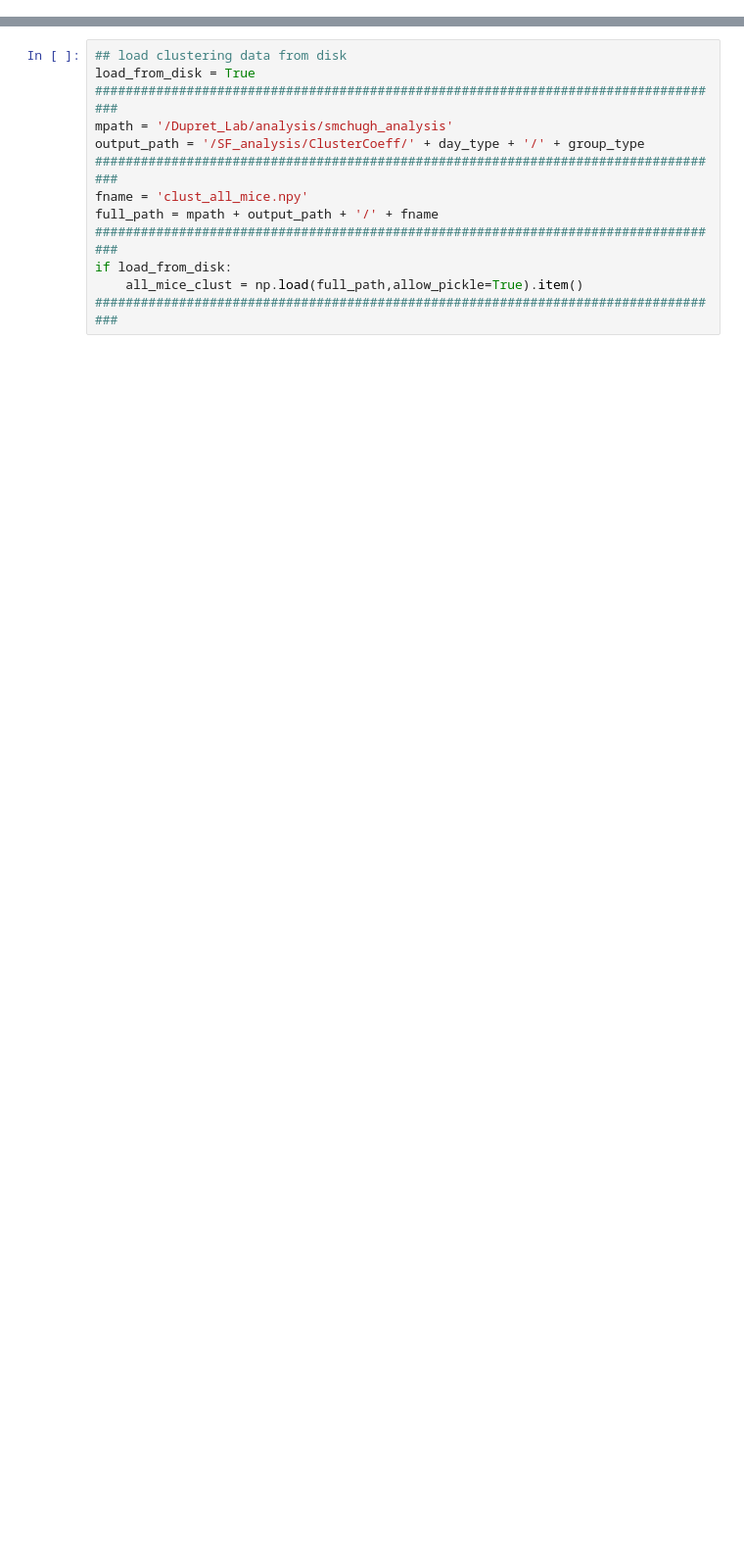
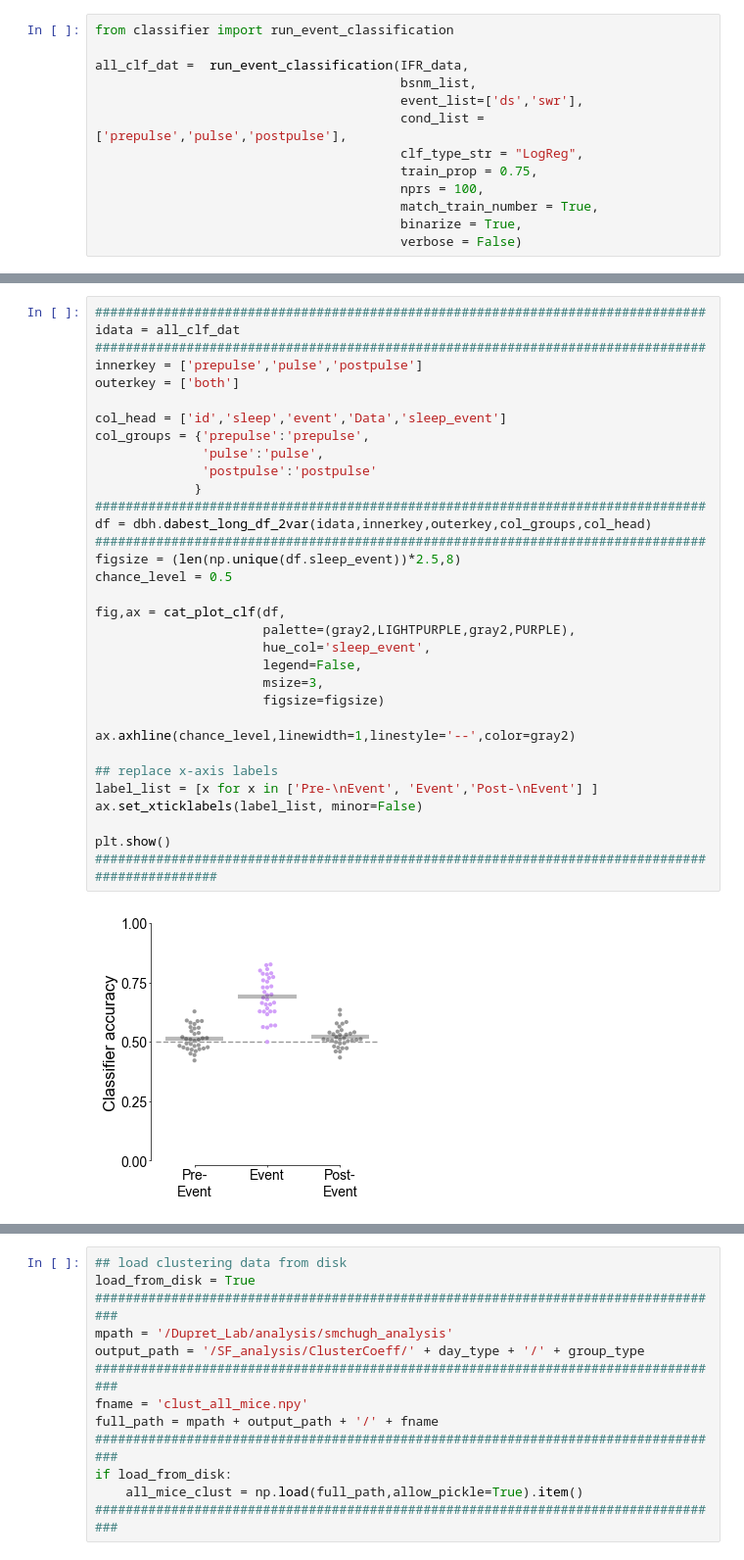
Before and after one commit to stephenbmchugh-neuroscience/neuron_2024_repro, a Jupyter notebook: notebooks/Neuron_Figure_3_github.ipynb, the cells around one changed output, grey strips where cells are left out. Shown at 98% size. Saved outputs shown, nothing was run; the diff lists cells and outputs as text; blank space fills up the shorter version.

```diff
--- a/notebooks/Neuron_Figure_3_github.ipynb
+++ b/notebooks/Neuron_Figure_3_github.ipynb
@@ -220,0 +160,13 @@ size is 0.1
+# %%
+from classifier import run_event_classification
+
+all_clf_dat =  run_event_classification(IFR_data,
+                                        bsnm_list,
+                                        event_list=['ds','swr'],
+                                        cond_list = ['prepulse','pulse','postpulse'],
+                                        clf_type_str = "LogReg",
+                                        train_prop = 0.75,
+                                        nprs = 100,
+                                        match_train_number = True,
+                                        binarize = True,
+                                        verbose = False)
@@ -220,0 +175,35 @@ size is 0.1
+# %%
+################################################################################
+idata = all_clf_dat
+################################################################################
+innerkey = ['prepulse','pulse','postpulse']
+outerkey = ['both']
+
+col_head = ['id','sleep','event','Data','sleep_event']
+col_groups = {'prepulse':'prepulse',
+              'pulse':'pulse',
+              'postpulse':'postpulse'
+             }
+################################################################################
+df = dbh.dabest_long_df_2var(idata,innerkey,outerkey,col_groups,col_head)
+################################################################################
+figsize = (len(np.unique(df.sleep_event))*2.5,8)
+chance_level = 0.5
+
+fig,ax = cat_plot_clf(df,
+                      palette=(gray2,LIGHTPURPLE,gray2,PURPLE),
+                      hue_col='sleep_event',
+                      legend=False,
+                      msize=3,
+                      figsize=figsize)
+
+ax.axhline(chance_level,linewidth=1,linestyle='--',color=gray2)
+
+## replace x-axis labels
+label_list = [x for x in ['Pre-\nEvent', 'Event','Post-\nEvent'] ]
+ax.set_xticklabels(label_list, minor=False)
+
+plt.show()
+################################################################################################
+# %% [output]
+[figure, added]
```
Also changed, not shown: parts of 86 cells of this notebook, 6 other files.
